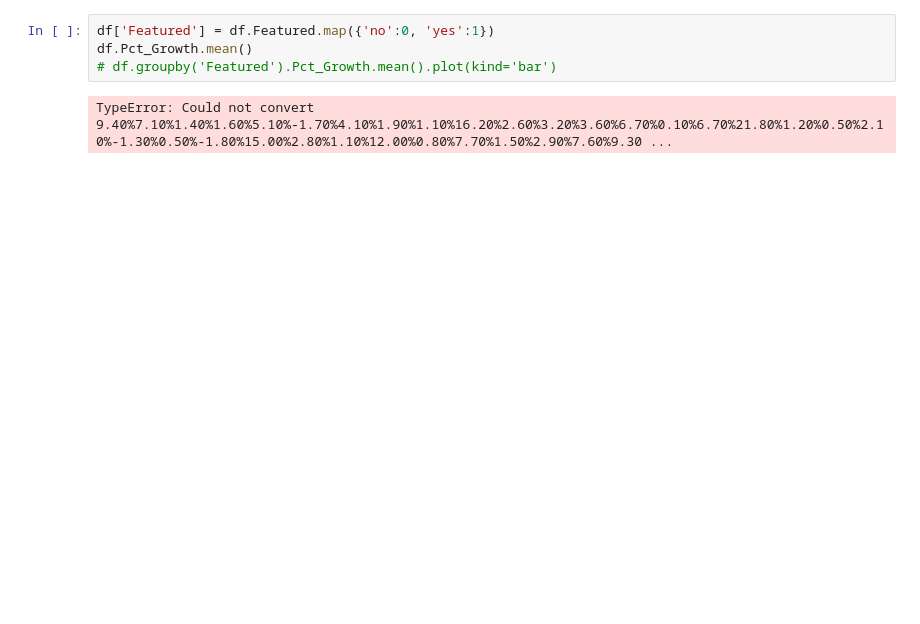
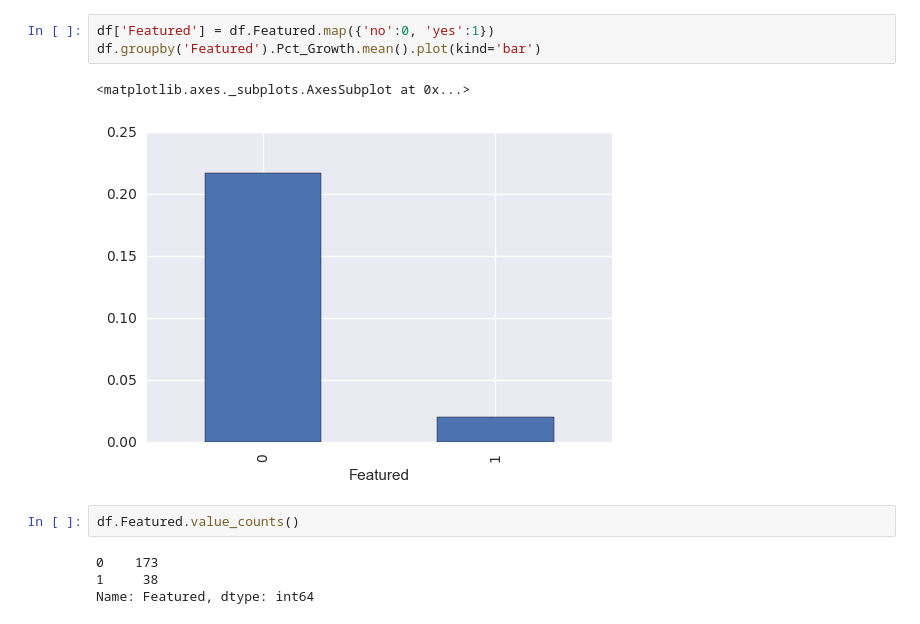
Before and after one commit to sinanuozdemir/sfdat28, a Jupyter notebook: notebooks/Project.ipynb, the cells around one changed output. Drawn from its saved outputs; the diff is of its cells as text; blank space fills up the shorter version.

```diff
--- a/notebooks/Project.ipynb
+++ b/notebooks/Project.ipynb
@@ -16,6 +17,12 @@ df.head()
 # %%
 df['Featured'] = df.Featured.map({'no':0, 'yes':1})
-df.Pct_Growth.mean()
-# df.groupby('Featured').Pct_Growth.mean().plot(kind='bar')
+df.groupby('Featured').Pct_Growth.mean().plot(kind='bar')
 # %% [output]
-TypeError: Could not convert 9.40%7.10%1.40%1.60%5.10%-1.70%4.10%1.90%1.10%16.20%2.60%3.20%3.60%6.70%0.10%6.70%21.80%1.20%0.50%2.10%-1.30%0.50%-1.80%15.00%2.80%1.10%12.00%0.80%7.70%1.50%2.90%7.60%9.30 ...
+<matplotlib.axes._subplots.AxesSubplot at 0x...>
+[figure, added]
+# %%
+df.Featured.value_counts()
+# %% [output]
+0    173
+1     38
+Name: Featured, dtype: int64
```
Also changed, not shown: parts of 20 cells of this notebook.
